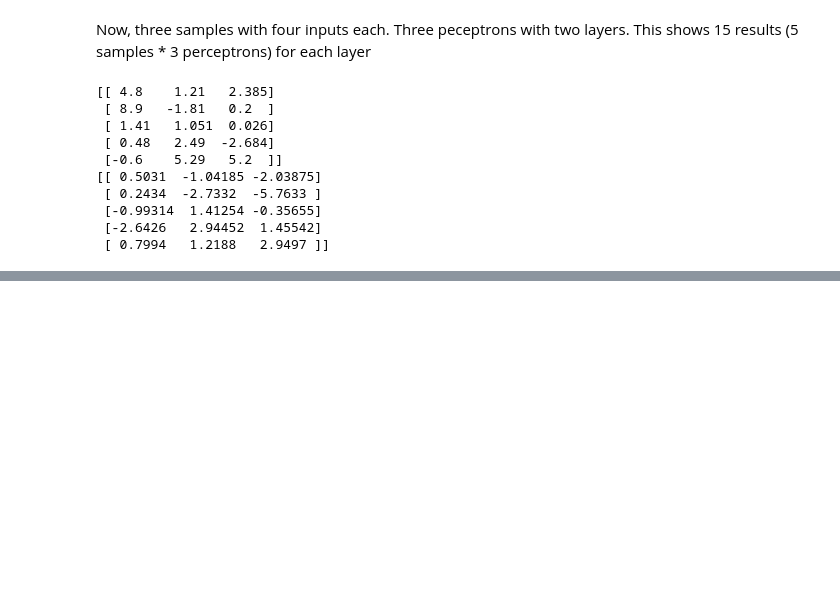
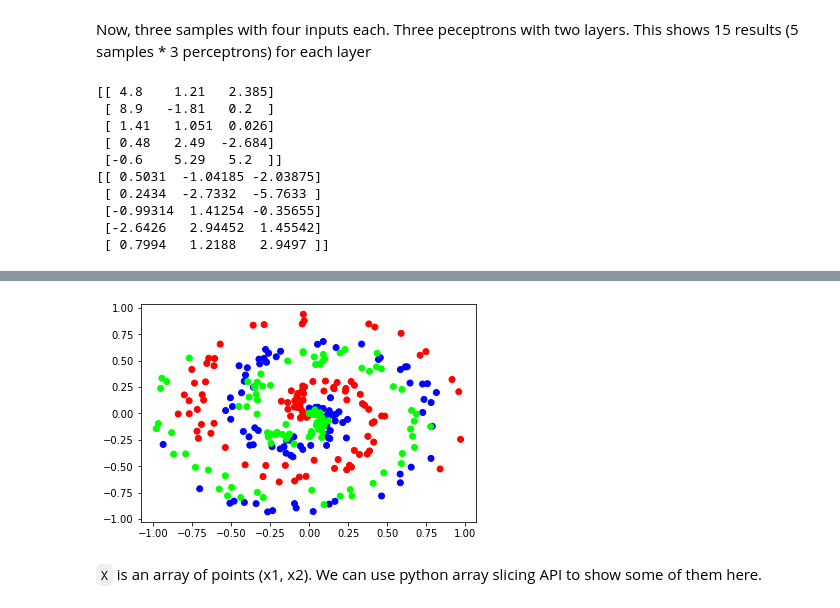
Before and after one commit to hsunsmile/ml-from-scratch, a Jupyter notebook: notebooks/Perceptron.ipynb, the cells around one changed output, grey strips where cells are left out. Saved outputs shown, nothing was run; the diff lists cells and outputs as text; code cells hidden in the pictures; blank space fills up the shorter version.

```diff
--- a/notebooks/Perceptron.ipynb
+++ b/notebooks/Perceptron.ipynb
@@ -53,0 +76,11 @@ print(layer2_outputs)
+# %%
+import matplotlib.pyplot as plt
+
+X, y = spiral_data(samples=100, classes=3)
+
+plt.scatter(X[:, 0], X[:, 1], c=y, cmap='brg')
+plt.show()
+# %% [output]
+[figure, added]
+# %% [markdown]
+`X` is an array of points (x1, x2). We can use python array slicing API to show some of them here.
```
Also changed, not shown: parts of 17 cells of this notebook, 2 other files.
